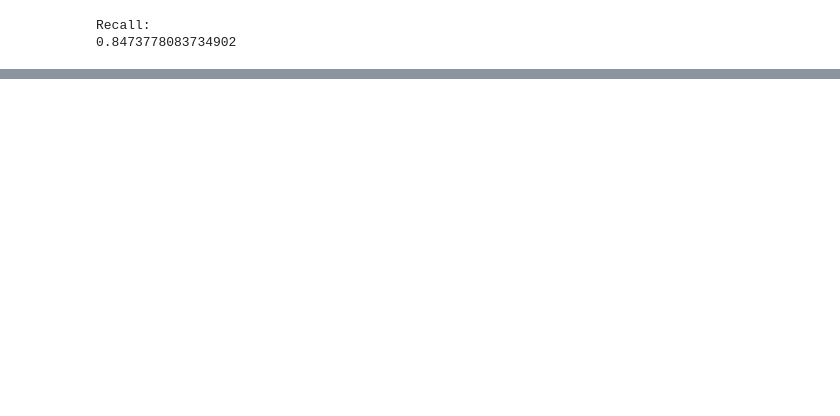
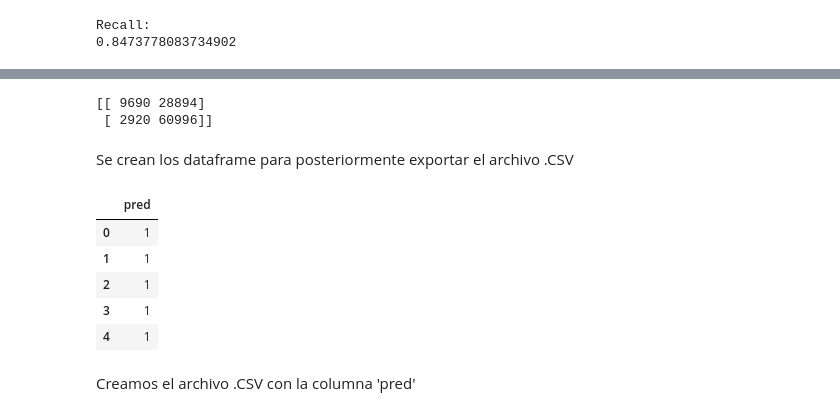
Before and after one commit to campu1992/ML-Prediccion-Hospital, a Jupyter notebook: lab2Code.ipynb, the cells around one changed output, grey strips where cells are left out. Drawn from its saved outputs; the diff is of its cells as text; code cells hidden in the pictures; blank space fills up the shorter version.

```diff
--- a/lab2Code.ipynb
+++ b/lab2Code.ipynb
@@ -371,0 +401,2 @@ prob_df = pd.DataFrame(predictions)
+# %%
+best_model = random_search.best_estimator_
@@ -371,0 +405,2 @@ prob_df = pd.DataFrame(predictions)
+# %%
+prediccion = best_model.predict(X_test)
@@ -372,3 +415,23 @@ prob_df = pd.DataFrame(predictions)
+# %%
+print(confusion_matrix(Y_test, prediccion))
+# %% [output]
+[[ 9690 28894]
+ [ 2920 60996]]
+# %% [markdown]
+Se crean los dataframe para posteriormente exportar el archivo .CSV
 # %%
 prob_df = prob_df.rename(columns={0:"pred"})
+# %%
+predicc = pd.DataFrame(prediccion,index=None)
+# %%
+predicc = predicc.rename(columns={0:"pred"})
+# %%
+predicc.head()
+# %% [output]
+|  | pred |
+| 0 | 1 |
+| 1 | 1 |
+| 2 | 1 |
+| 3 | 1 |
+| 4 | 1 |
 # %%
@@ -376 +439,3 @@ prob_df["pred"] = prob_df["pred"].astype(int)
+# %% [markdown]
+Creamos el archivo .CSV con la columna 'pred'
 # %%
```
Also changed, not shown: parts of 61 cells of this notebook.
